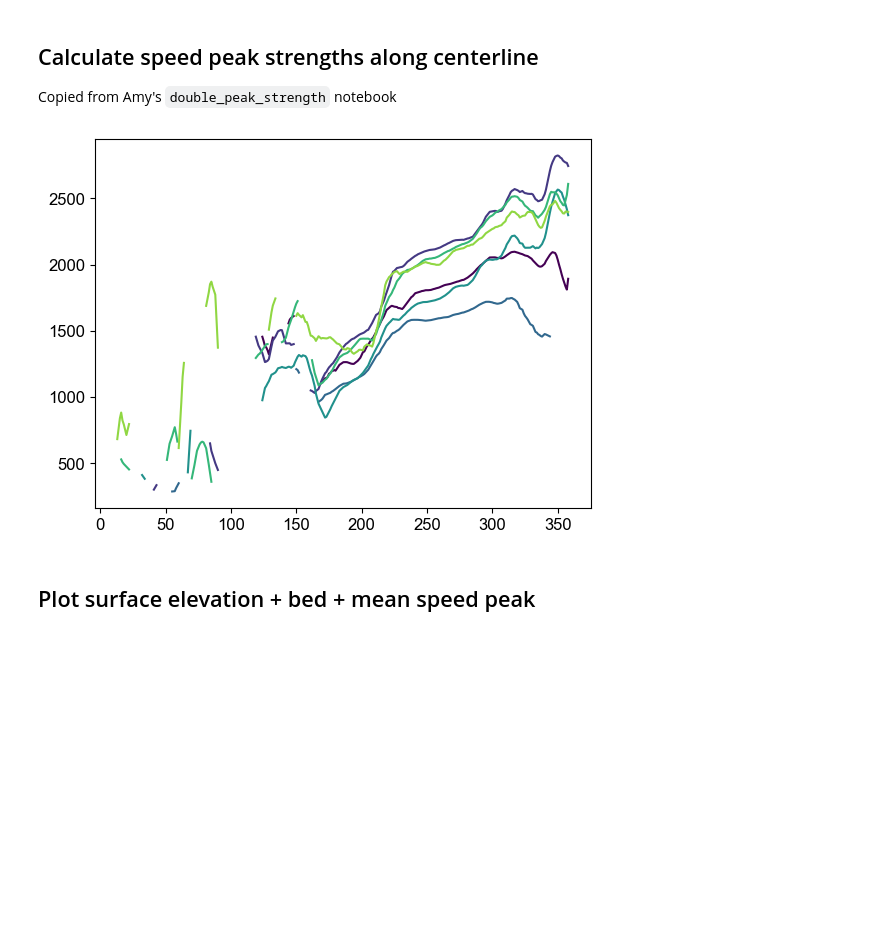
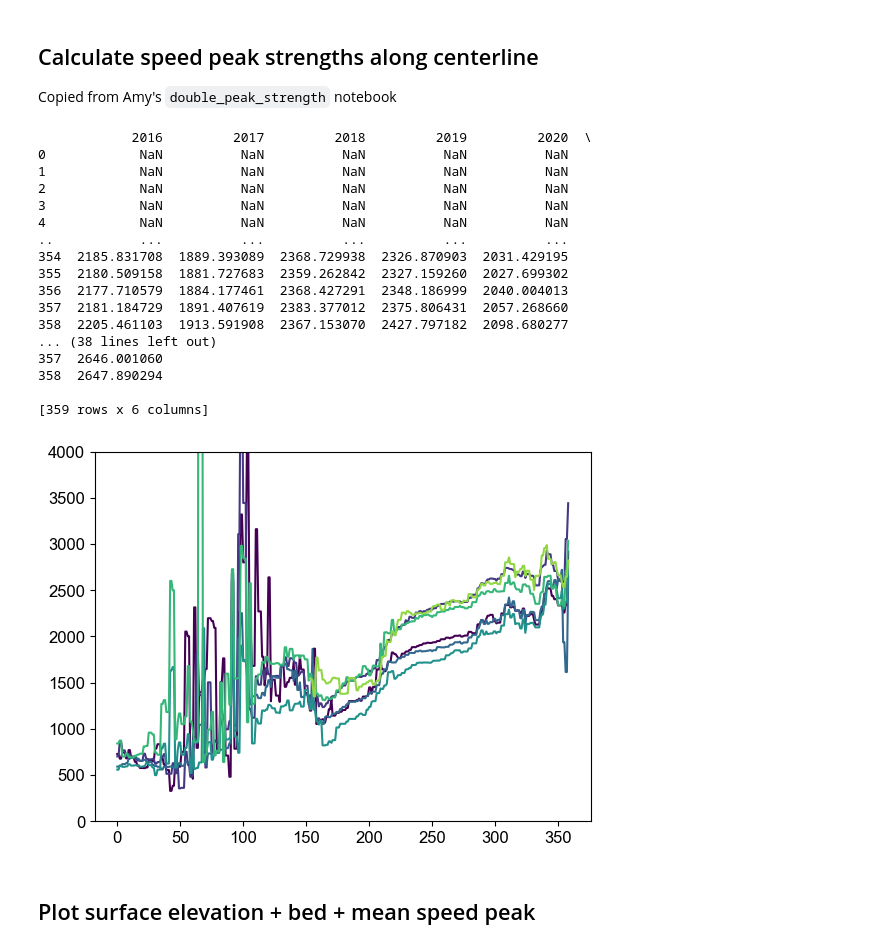
Before and after one commit to pohlan/Hubbard2024, a Jupyter notebook: make_paper_figures/surface_thickness_strength.ipynb, the cells around one changed output. Cells and saved outputs as stored; diff of their text form; code cells hidden in the pictures; blank space fills up the shorter version.

```diff
--- a/make_paper_figures/surface_thickness_strength.ipynb
+++ b/make_paper_figures/surface_thickness_strength.ipynb
@@ -74,7 +74,7 @@ Copied from Amy's `double_peak_strength` notebook
 # %%
 # -----Calculate summer and winter speed speaks
 # Load velocity
-ds_fn = os.path.join(data_path, 'Hubbard_S1.nc')
+ds_fn = os.path.join(data_path, 'data', 'Hubbard_S1.nc')
 ds = xr.load_dataset(ds_fn)
 ds["v"] = np.sqrt(ds.vx**2 + ds.vy**2).fillna(0)
 ds["month"] = ds.time.dt.month
@@ -87,6 +87,7 @@ ds = xr.where(ds==0, np.nan, ds)
 # %%
 # Calculate strength of speed peaks
 strengths_cl = pd.DataFrame()
+avgs_cl = pd.DataFrame()
 years = [2016, 2017, 2018, 2019, 2020, 2021]
 fig, ax = plt.subplots()
 i = 0
@@ -110,44 +111,98 @@ for year in tqdm(years):
 
     # Summer peak
     summer_mask = np.logical_and(
         np.logical_and(ds.month >= 4, ds.month <= 6),
         ds.year == year+1,
     )
     summer_velocities = ds.v[summer_mask, :, :]
     summer_peak = summer_velocities.max(dim='time')
 
 
    # Absolute minimum
     min_mask = np.logical_and(
-        np.logical_and(ds.month >= 4, ds.month <= 10),
+        np.logical_and(ds.month >= 0, ds.month <= 13),
         ds.year == year+1,
     )
     min_velocities = ds.v[min_mask, :, :]
     abs_min = min_velocities.min(dim='time')
 
+       # Absolute minimum
+    max_mask = np.logical_and(np.logical_and(ds.month >= 0, ds.month <= 13),
+                              ds.year == year+1)
+    max_velocities = ds.v[max_mask, :, :]
+    abs_max = max_velocities.max(dim='time')
+
+    # abs_min = ds.v.min(dim='time')
+    # abs_max = ds.v.max(dim='time')
+
     # Strength of double peaks
-    #avg_mag = (winter_peak + summer_peak)/2
-    mask = (winter_peak < middle_min) | (summer_peak < 500)
-    #strength = (winter_peak - middle_min) #/(winter_peak) # (winter_peak/summer_peak)
-    strength = (winter_peak - abs_min) #/(summer_peak-min) # (winter_peak/summer_peak)
-    strength = xr.where(mask, np.nan, strength)
+    #mask = (winter_peak < middle_min) | (summer_peak < 500)
+    ##strength = (winter_peak - middle_min) #/(winter_peak) # (winter_peak/summer_peak)
+    #strength = (winter_peak - abs_min) #/(summer_peak-min) # (winter_peak/summer_peak)
+    #strength = xr.where(mask, np.nan, strength)
+
+    #AK space grant
+    strength = (abs_max - abs_min)
+
 
     # Sample along centerline
     strength_cl_np = [float(strength.sel(x=x, y=y, method='nearest').data) for (x, y) in list(zip(x_samp, y_samp))]
     strength_cl = pd.DataFrame({year: strength_cl_np})
+    if year == 2021:
+        #strength_cl = strength_cl[153:]
+        strength_cl.iloc[:153] = np.nan
 
-    strength_cl =  strength_cl #/np.max(strength_cl)
-    # Smooth over a 500 m window
+    # # Smooth over a 500 m window
     strength_cl_smooth = strength_cl.rolling(10).mean()
 
     strengths_cl = pd.concat([strengths_cl, strength_cl_smooth], axis=1)
 
-    ax.plot(strengths_cl[year], '-', color=plt.cm.viridis(i/len(years)))
+    avg_mask = np.logical_and(np.logical_and(ds.month >= 0, ds.month <= 13),
+                              ds.year == year+1)
+    avg_velocities = ds.v[avg_mask, :, :]
+    avg = avg_velocities.mean(dim='time')
+
+    avg_cl_np = [float(avg.sel(x=x, y=y, method='nearest').data) for (x, y) in list(zip(x_samp, y_samp))]
+    avg_cl = pd.DataFrame({year: avg_cl_np})
+    if year == 2021:
+        avg_cl.iloc[:153] = np.nan
+
+    avg_cl_smooth = avg_cl.rolling(12).mean()
+    avgs_cl = pd.concat([avgs_cl, avg_cl_smooth], axis=1)
+    # if year == 2021:
+    #     #avg_cl = avg_cl[153:]
+    #     avg_cl_smooth.iloc[:153] = np.nan
+    #     pd.concat([avg_cl, avg_cl_smooth], axis=1)
+    # else:
+    #     avgs_cl = pd.concat([avg_cl, avg_cl_smooth], axis=1)
+
+    ax.plot(strength_cl[year], '-', color=plt.cm.viridis(i/len(years)))
     i+=1
-
+    # ax.plot(avgs_cl[year], '-')
+    # i+=1
+    plt.ylim([0, 4000])
+print(avgs_cl)
+print(strengths_cl)
 plt.show()
 # %% [output]
+            2016         2017         2018         2019         2020  \
+0            NaN          NaN          NaN          NaN          NaN
+1            NaN          NaN          NaN          NaN          NaN
+2            NaN          NaN          NaN          NaN          NaN
+3            NaN          NaN          NaN          NaN          NaN
+4            NaN          NaN          NaN          NaN          NaN
+..           ...          ...          ...          ...          ...
+354  2185.831708  1889.393089  2368.729938  2326.870903  2031.429195
+355  2180.509158  1881.727683  2359.262842  2327.159260  2027.699302
+356  2177.710579  1884.177461  2368.427291  2348.186999  2040.004013
+357  2181.184729  1891.407619  2383.377012  2375.806431  2057.268660
+358  2205.461103  1913.591908  2367.153070  2427.797182  2098.680277
+... (38 lines left out)
+357  2646.001060
+358  2647.890294
+
+[359 rows x 6 columns]
-[figure, old version]
+[figure, new version]
 # %% [markdown]
 ## Plot surface elevation + bed + mean speed peak
 # %%
```
Also changed, not shown: parts of 2 cells of this notebook, 8 other files.
